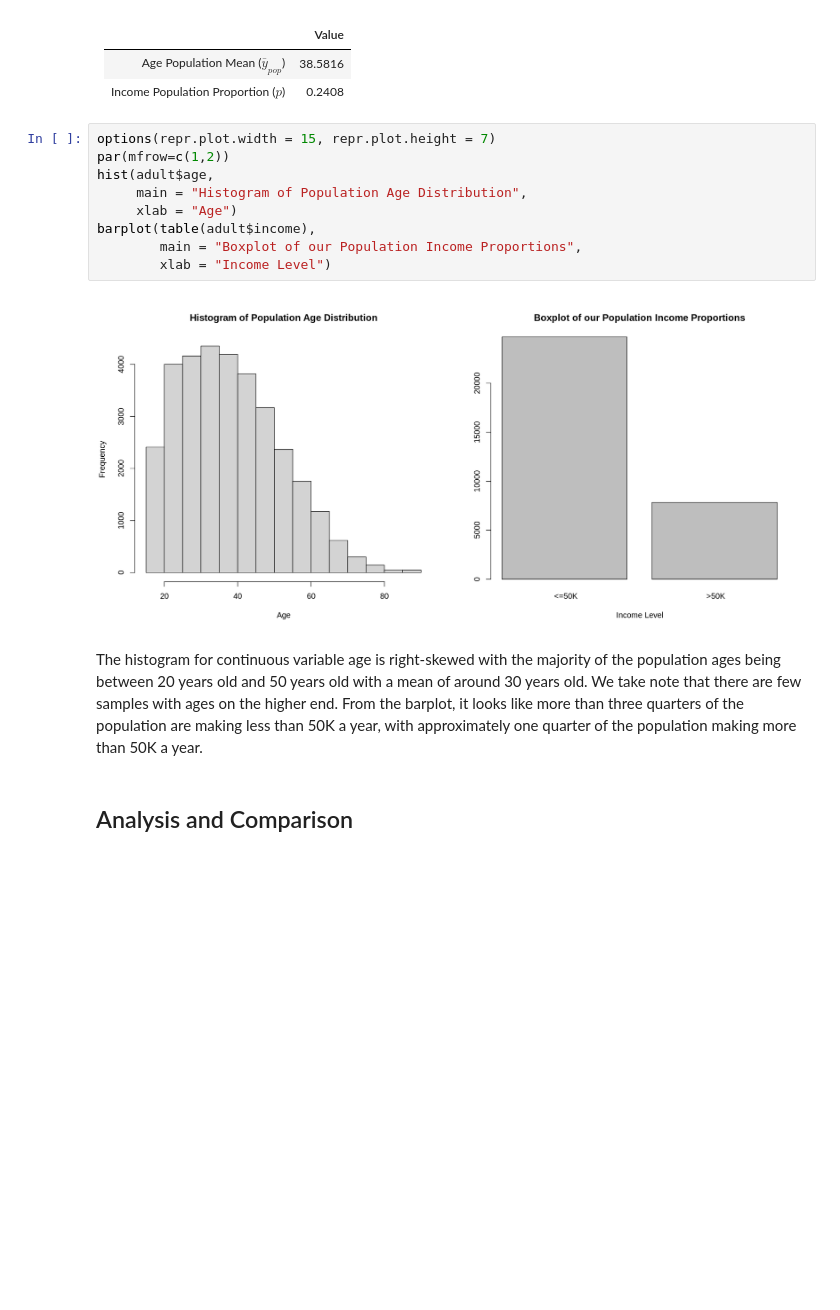
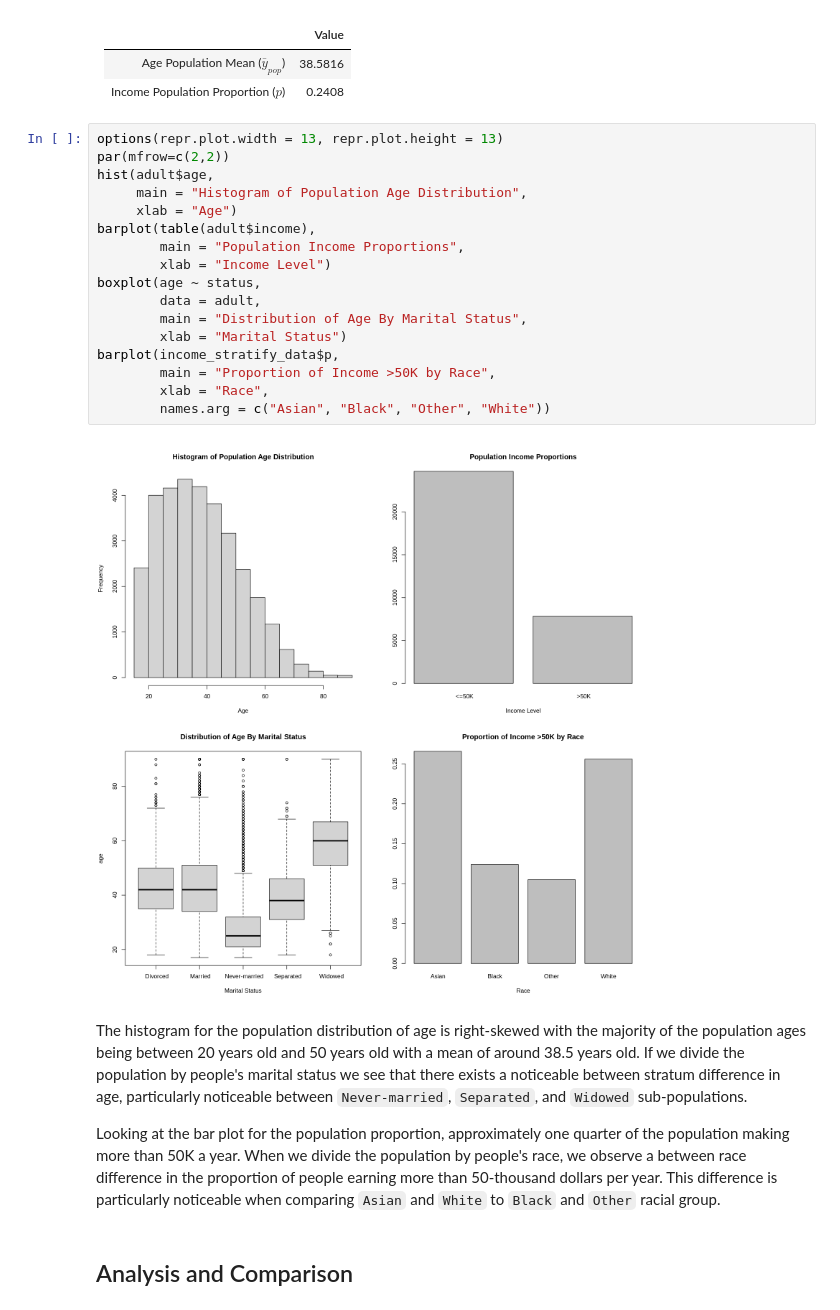
Before and after one commit to MarsZan/STAT-344-Project, a Jupyter notebook: STAT 344 Project.ipynb, the cells around one changed output. Saved outputs shown, nothing was run; the diff lists cells and outputs as text; blank space fills up the shorter version.

Commit message:
updated plots

```diff
--- a/STAT 344 Project.ipynb
+++ b/STAT 344 Project.ipynb
@@ -18,18 +18,28 @@ The population means of our two response variables are listed below, and we will
 | Age Population Mean ($\bar y_{pop}$)|38.5816
 | Income Population Proportion ($p$)|0.2408
 # %%
-options(repr.plot.width = 15, repr.plot.height = 7)
-par(mfrow=c(1,2))
+options(repr.plot.width = 13, repr.plot.height = 13)
+par(mfrow=c(2,2))
 hist(adult$age,
      main = "Histogram of Population Age Distribution",
      xlab = "Age")
 barplot(table(adult$income),
-        main = "Boxplot of our Population Income Proportions",
+        main = "Population Income Proportions",
         xlab = "Income Level")
+boxplot(age ~ status,
+        data = adult,
+        main = "Distribution of Age By Marital Status",
+        xlab = "Marital Status")
+barplot(income_stratify_data$p,
+        main = "Proportion of Income >50K by Race",
+        xlab = "Race",
+        names.arg = c("Asian", "Black", "Other", "White"))
 # %% [output]
-[figure, old version]
+[figure, new version]
 # %% [markdown]
-The histogram for continuous variable age is right-skewed with the majority of the population ages being between 20 years old and 50 years old with a mean of around 30 years old. We take note that there are few samples with ages on the higher end. From the barplot, it looks like more than three quarters of the population are making less than 50K a year, with approximately one quarter of the population making more than 50K a year.
+The histogram for the population distribution of age is right-skewed with the majority of the population ages being between 20 years old and 50 years old with a mean of around 38.5 years old. If we divide the population by people's marital status we see that there exists a noticeable between stratum difference in age, particularly noticeable between `Never-married`, `Separated`, and `Widowed` sub-populations.
+
+Looking at the bar plot for the population proportion, approximately one quarter of the population making more than 50K a year. When we divide the population by people's race, we observe a between race difference in the proportion of people earning more than 50-thousand dollars per year. This difference is particularly noticeable when comparing `Asian` and `White` to `Black` and `Other` racial group.
 # %% [markdown]
 ## Analysis and Comparison
 # %% [markdown]
```
Also changed, not shown: parts of 4 cells of this notebook.
